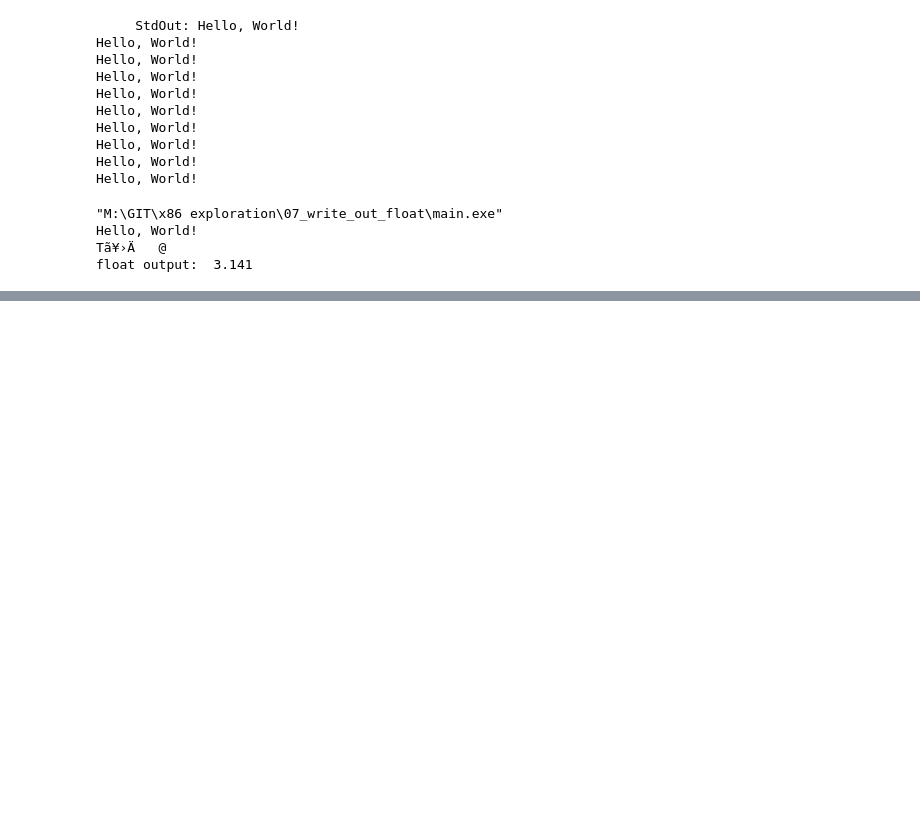
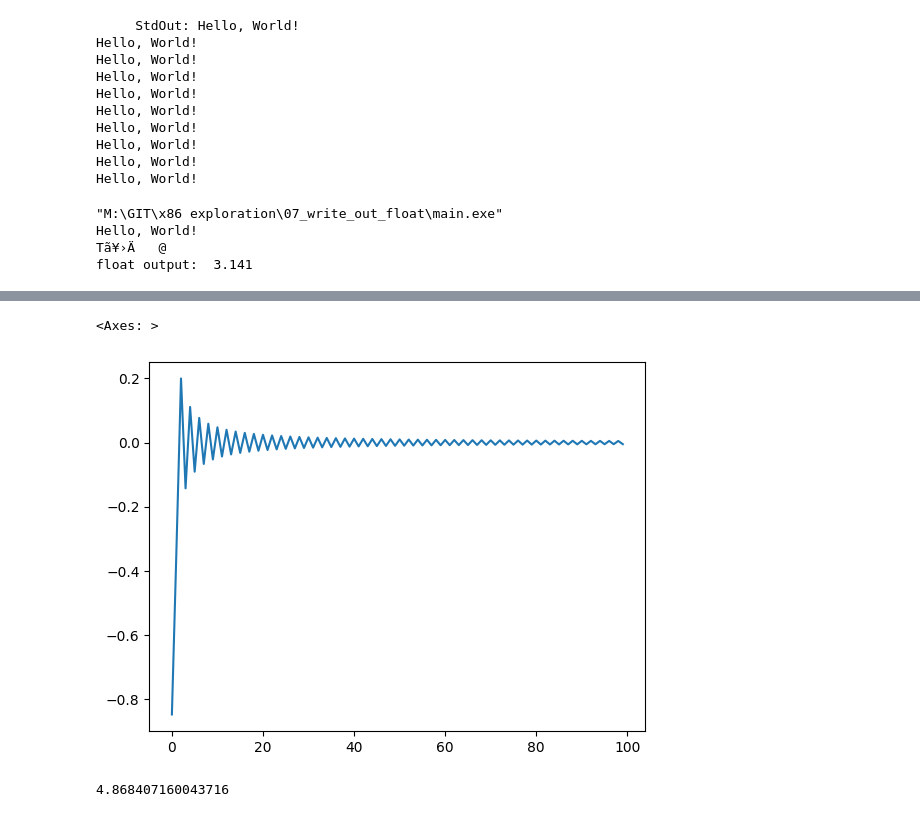
Before and after one commit to thehappycheese/x86_asm_buildo, a Jupyter notebook: build_and_test.ipynb, the cells around one changed output, grey strips where cells are left out. Drawn from its saved outputs; the diff is of its cells as text; code cells hidden in the pictures; blank space fills up the shorter version.

Commit message:
leibniz pi calculation added

```diff
--- a/build_and_test.ipynb
+++ b/build_and_test.ipynb
@@ -107,3 +108,13 @@ print("float output: ",struct.unpack(
 Hello, World!
 Tã¥›Ä   @
 float output:  3.141
+# %%
+buildo.build("./08_leibniz_pi/main.asm").run_print()
+output = Path("./08_leibniz_pi/out.txt").read_bytes()
+print(f"Output length: {len(output)/8}")
+data = [
+    struct.unpack("f",output[index:index+8])[0]
+    for index
+    in range(0, len(output),8)
+]
+data
@@ -109,0 +140,18 @@ float output:  3.141
+# %%
+import pandas as pd
+pd.Series(data).plot()
+# %% [output]
+<Axes: >
+[figure, added]
+# %%
+acc = 0
+add=True
+for item in data:
+    if add:
+        acc+=item
+    else:
+        acc-=item
+    add = not add
+acc*4
+# %% [output]
+4.868407160043716
```
Also changed, not shown: parts of 3 cells of this notebook, 4 other files.
